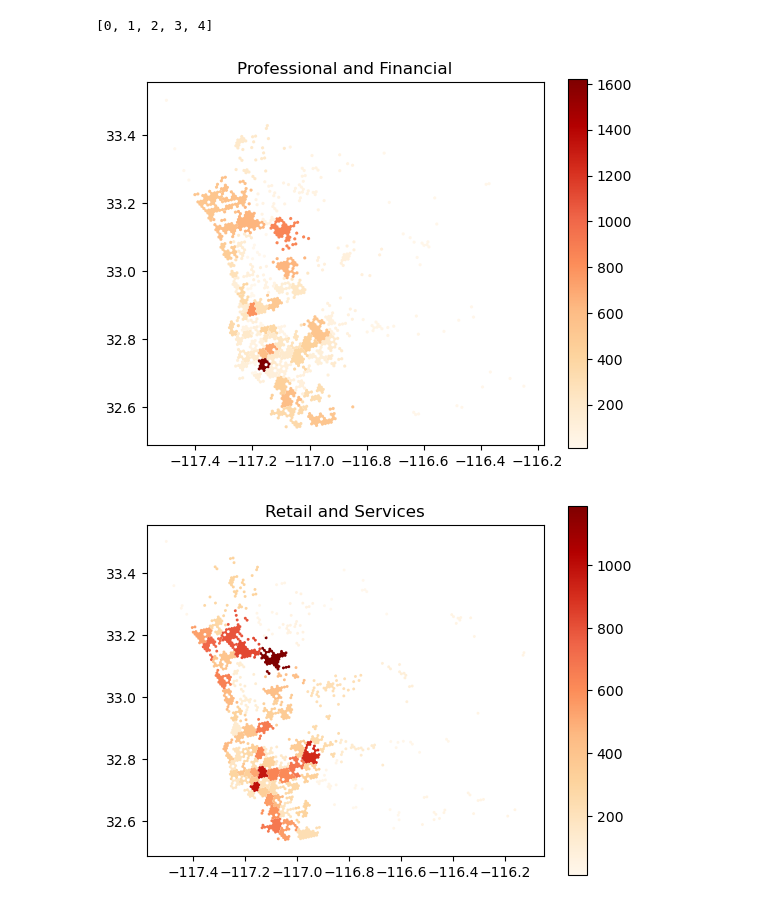
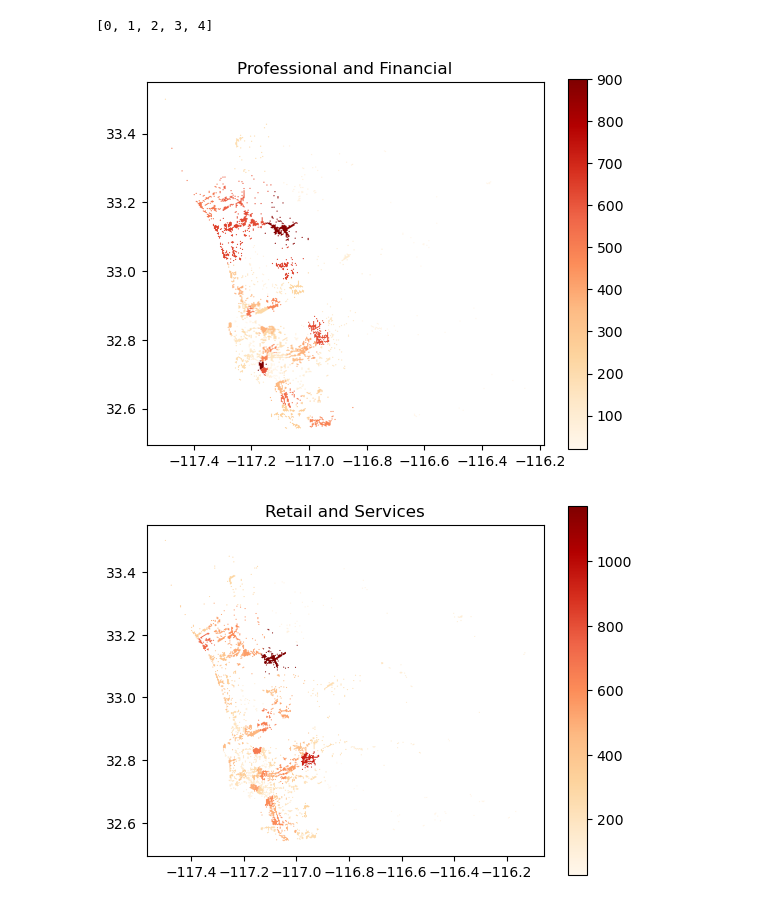
Before and after one commit to michaelmss/DSC180A-Activity-Centers, a Jupyter notebook: Notebooks/Hexbins_Only.ipynb, the cells around one changed output. Saved outputs shown, nothing was run; the diff lists cells and outputs as text; code cells hidden in the pictures.

```diff
--- a/Notebooks/Hexbins_Only.ipynb
+++ b/Notebooks/Hexbins_Only.ipynb
@@ -43,7 +28,7 @@ Merge the data with the newly generated hexbins
 # %% [markdown]
 ## Use the 70 Largest Hexbins as 'Centers' For Clustering
 # %%
-df2 = final_merge[final_merge['Categories']==i].h3.geo_to_h3(10)
+df2 = final_merge.h3.geo_to_h3(10)
 df2['lng']=df2['x']
 df2['lat']=df2['y']
 df2['Count']=1
@@ -108,23 +61,23 @@ list(range(5))
 # %%
 import warnings
 warnings.filterwarnings('ignore')
 for i in final_merge['Categories'].unique():
     df2 = final_merge[final_merge['Categories']==i].h3.geo_to_h3(10)
     df2['lng']=df2['x']
     df2['lat']=df2['y']
     df2['Count']=1
-    df3 = df2[['lng','lat','Count']].reset_index().h3.geo_to_h3_aggregate(10, return_geometry=False).h3.h3_to_parent_aggregate(8)
+    df3 = df2[['lng','lat','Count']].reset_index().h3.geo_to_h3_aggregate(10, return_geometry=False).h3.h3_to_parent_aggregate(9)
     df3['x'] = df3['geometry'].centroid.x
     df3['y'] = df3['geometry'].centroid.y
     df = df3
     df['is_center'] = df['Count']>=df['Count'].sort_values(ascending=False).reset_index(drop=True)[70]
     cluster_centers = df[df['is_center']==True][['x', 'y']].values
     other_points = df[['x', 'y']].values
     k = len(cluster_centers)
     kmeans = KMeans(n_clusters=k, init=cluster_centers, n_init=1)
     kmeans.fit(other_points)
     df['cluster'] = kmeans.labels_
     df.dissolve(by='cluster',aggfunc='sum').plot(column='Count',legend=True,cmap='OrRd').set_title(i)
 # %% [output]
-[figure, old version]
+[figure, new version]
-[figure, old version]
+[figure, new version]
```
Also changed, not shown: parts of 9 cells of this notebook.
